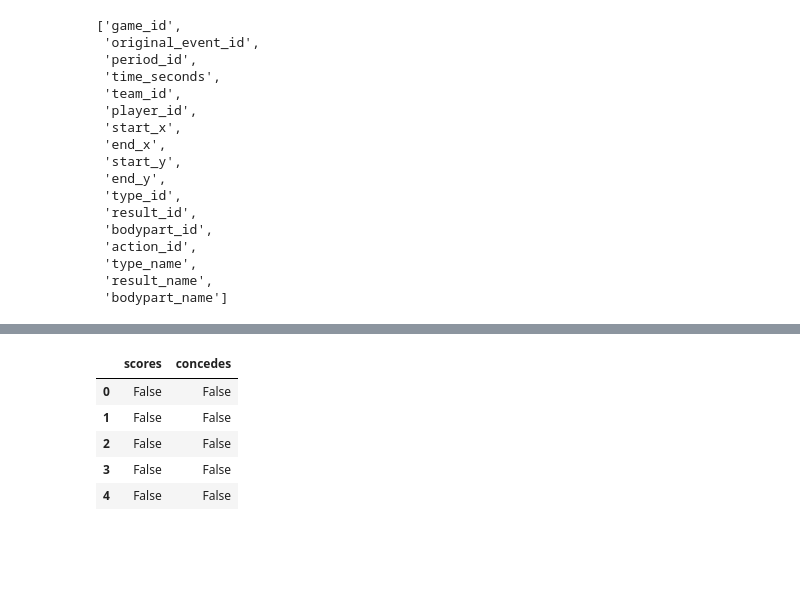
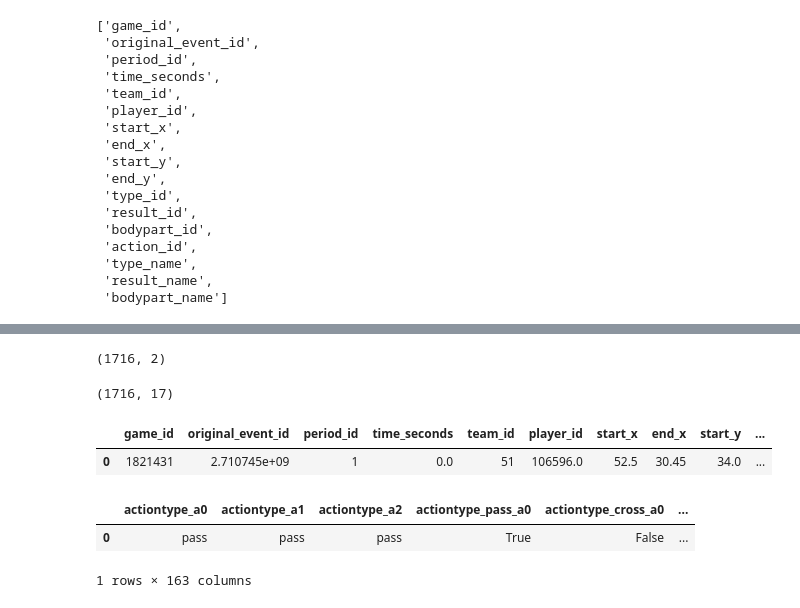
Before and after one commit to esalama01/uSoccer, a Jupyter notebook: analytics/src/data_transformation.ipynb, the cells around one changed output, grey strips where cells are left out. Saved outputs shown, nothing was run; the diff lists cells and outputs as text; code cells hidden in the pictures; blank space fills up the shorter version.

Commit message:
data transformation pipeline init

```diff
--- a/analytics/src/test_jupyter.ipynb
+++ b/analytics/src/data_transformation.ipynb
@@ -121,9 +103,21 @@ X.head()
 # %%
-Y.head()
+Y.shape
 # %% [output]
-|  | scores | concedes |
-| 0 | False | False |
-| 1 | False | False |
-| 2 | False | False |
-| 3 | False | False |
-| 4 | False | False |
+(1716, 2)
+# %%
+df1 = pd.read_csv("../../converter/data/ESP-La Liga/2024-2025/1821431.csv")
+# %%
+df1.shape
+# %% [output]
+(1716, 17)
+# %%
+df1.head(1)
+# %% [output]
+|  | game_id | original_event_id | period_id | time_seconds | team_id | player_id | start_x | end_x | start_y | ... |
+| 0 | 1821431 | 2.710745e+09 | 1 | 0.0 | 51 | 106596.0 | 52.5 | 30.45 | 34.0 | ... |
+# %%
+X.head(1)
+# %% [output]
+|  | actiontype_a0 | actiontype_a1 | actiontype_a2 | actiontype_pass_a0 | actiontype_cross_a0 | ... |
+| 0 | pass | pass | pass | True | False | ... |
+1 rows × 163 columns
```
Also changed, not shown: parts of 13 cells of this notebook.
